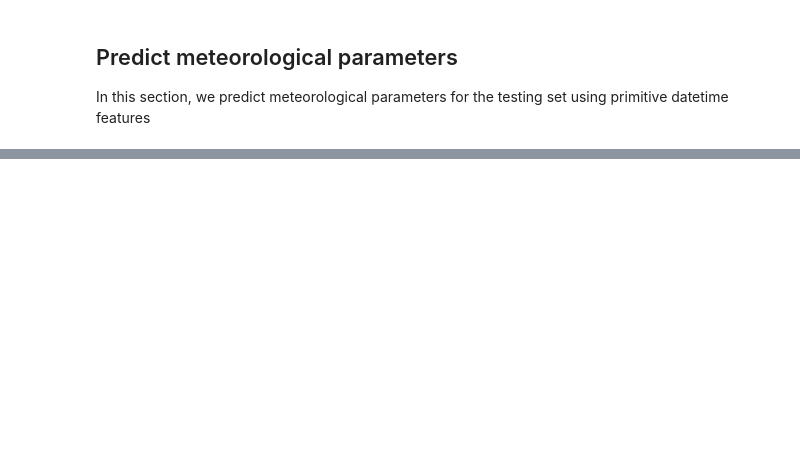
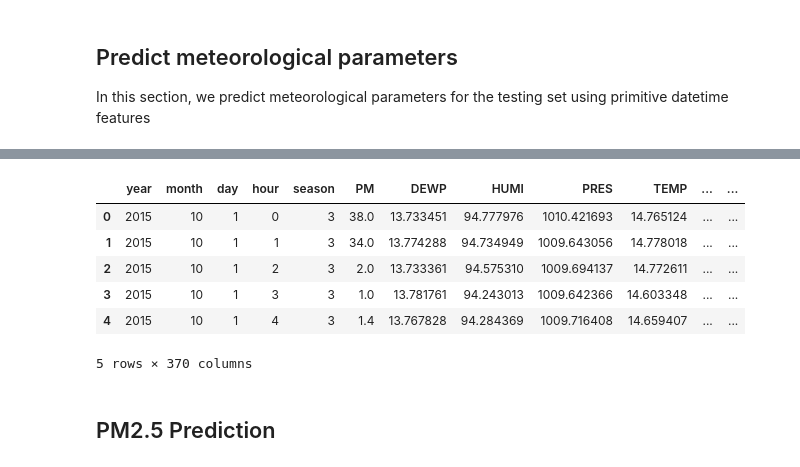
Before and after one commit to TravorLZH/pm25, a Jupyter notebook: pm25_forecasting.ipynb, the cells around one changed output, grey strips where cells are left out. Drawn from its saved outputs; the diff is of its cells as text; code cells hidden in the pictures; blank space fills up the shorter version.

```diff
--- a/pm25_forecasting.ipynb
+++ b/pm25_forecasting.ipynb
@@ -132,0 +137,12 @@ plt.savefig("graphs/met_prediction.png")
+# %%
+test.head()
+# %% [output]
+|  | year | month | day | hour | season | PM | DEWP | HUMI | PRES | TEMP | ... | ... |
+| 0 | 2015 | 10 | 1 | 0 | 3 | 38.0 | 13.733451 | 94.777976 | 1010.421693 | 14.765124 | ... | ... |
+| 1 | 2015 | 10 | 1 | 1 | 3 | 34.0 | 13.774288 | 94.734949 | 1009.643056 | 14.778018 | ... | ... |
+| 2 | 2015 | 10 | 1 | 2 | 3 | 2.0 | 13.733361 | 94.575310 | 1009.694137 | 14.772611 | ... | ... |
+| 3 | 2015 | 10 | 1 | 3 | 3 | 1.0 | 13.781761 | 94.243013 | 1009.642366 | 14.603348 | ... | ... |
+| 4 | 2015 | 10 | 1 | 4 | 3 | 1.4 | 13.767828 | 94.284369 | 1009.716408 | 14.659407 | ... | ... |
+5 rows × 370 columns
+# %% [markdown]
+## PM2.5 Prediction
```
Also changed, not shown: parts of 10 cells of this notebook, 5 other files.
